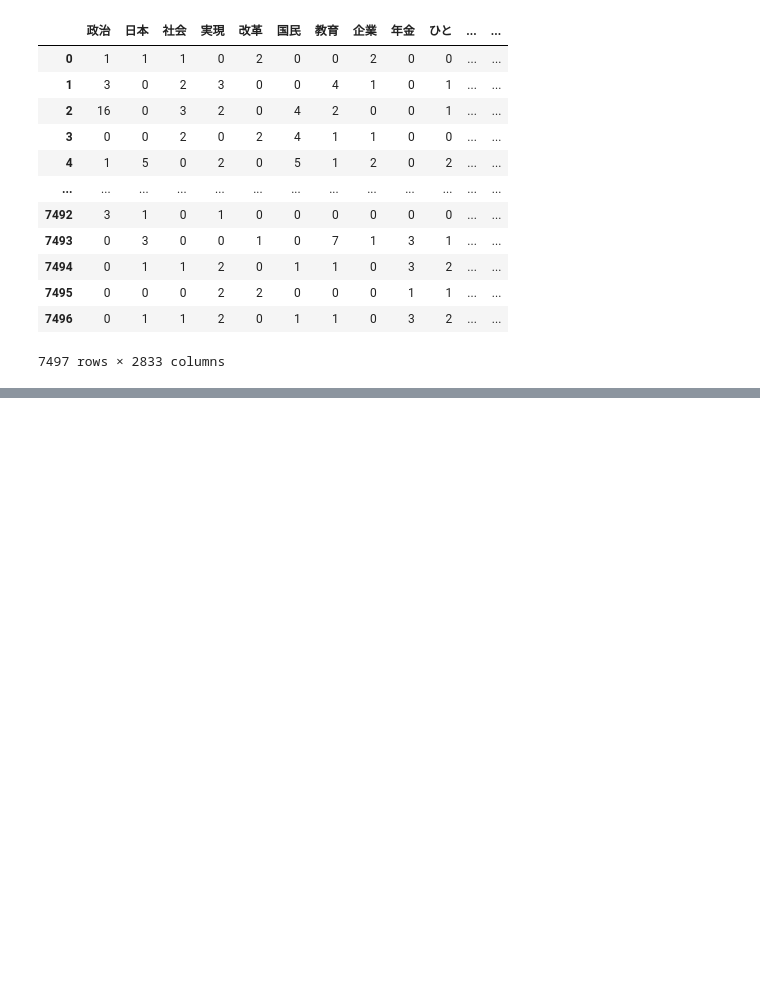
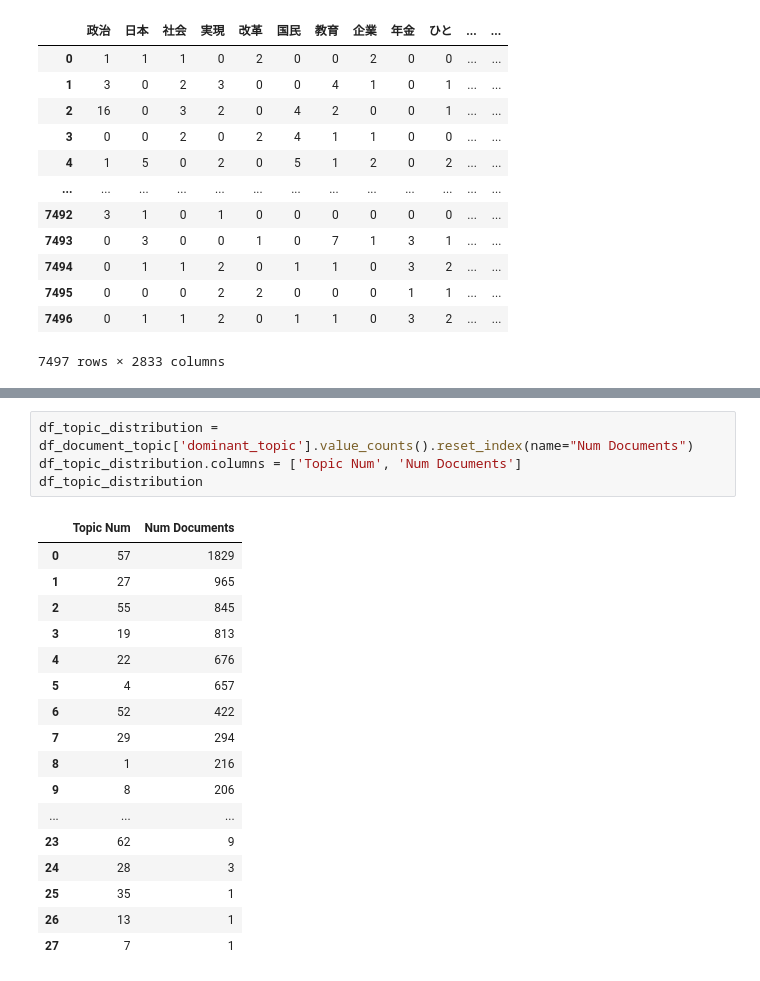
Before and after one commit to deankuo/Japan-Manifesto-Classification, a Jupyter notebook: topic_modeling_4.ipynb, the cells around one changed output, grey strips where cells are left out. Cells and saved outputs as stored; diff of their text form; blank space fills up the shorter version.

```diff
--- a/topic_modeling_4.ipynb
+++ b/topic_modeling_4.ipynb
@@ -93,0 +161,22 @@ lda_model = gensim.models.ldamodel.LdaModel(corpus=corpus,
+# %%
+df_topic_distribution = df_document_topic['dominant_topic'].value_counts().reset_index(name="Num Documents")
+df_topic_distribution.columns = ['Topic Num', 'Num Documents']
+df_topic_distribution
+# %% [output]
+|  | Topic Num | Num Documents |
+| 0 | 57 | 1829 |
+| 1 | 27 | 965 |
+| 2 | 55 | 845 |
+| 3 | 19 | 813 |
+| 4 | 22 | 676 |
+| 5 | 4 | 657 |
+| 6 | 52 | 422 |
+| 7 | 29 | 294 |
+| 8 | 1 | 216 |
+| 9 | 8 | 206 |
+| ... | ... | ... |
+| 23 | 62 | 9 |
+| 24 | 28 | 3 |
+| 25 | 35 | 1 |
+| 26 | 13 | 1 |
+| 27 | 7 | 1 |
```
Also changed, not shown: parts of 16 cells of this notebook.
